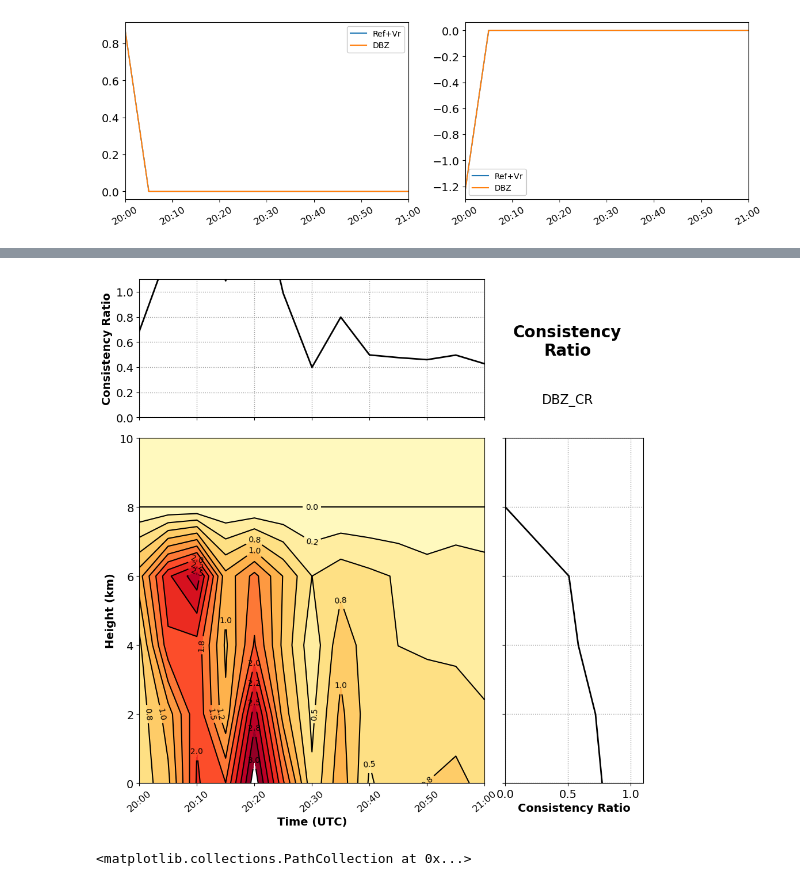
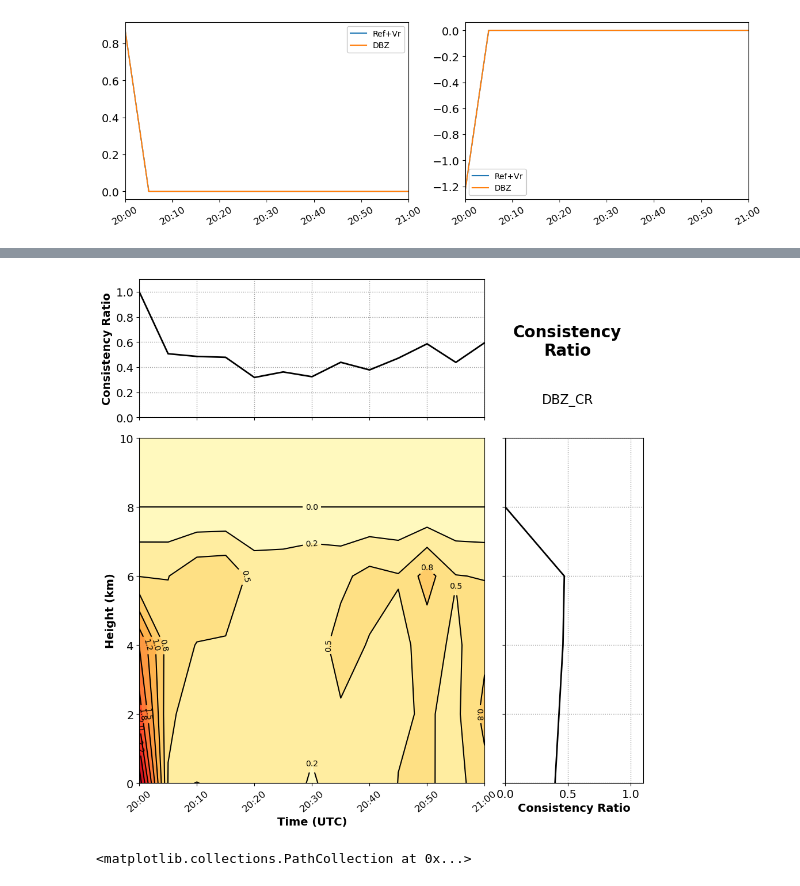
Before and after one commit to jessmcd/CM1_LETKF_2025, a Jupyter notebook: PlottingTests.ipynb, the cells around one changed output, grey strips where cells are left out. Drawn from its saved outputs; the diff is of its cells as text; code cells hidden in the pictures.

```diff
--- a/PlottingTests.ipynb
+++ b/PlottingTests.ipynb
@@ -178 +193,10 @@ def format_time_ticks(ax, dates, minute_interval=10, approx_number_of_ticks=8,
+# %%
+experiment_location='/scratch/home/jessica.mcdonald/LETKF_runs/DBZ_VR'
+
+dirname = os.path.join(experiment_location,_prior_files)
+plotfilename='DBZ_CR'
+noshow=True
+
+file_list = glob.glob(dirname)
+file_list = sorted(file_list,key=os.path.getmtime)
 # %%
@@ -335,3 +641,5 @@ for ax in axes.flatten():
 # %%
 experiment = 'DBZ'
 nr_files = glob.glob('/work/jessica.mcdonald/LETKF_Nature_Run/cm1out_0*')
+# %%
+ f = ncdf.Dataset(file)
@@ -363,7 +691,7 @@ if test == True:
     #   plotfilename = options.title
     # else:
     #   plotfilename = _plotfilename
-    dirname = os.path.join('RUN_LETKF',_prior_files)
+    dirname = os.path.join('/scratch/home/jessica.mcdonald/LETKF_runs/DBZ_VR',_prior_files)
     plotfilename='DBZ_CR'
     noshow=True
 
@@ -377,9 +705,9 @@ if test == True:
     bin_delta = _bin_delta
 
     nbins = len(file_list) // bin_delta
-    CR_TZ = N.zeros((zbins.size,nbins))
-    CR_T  = N.zeros((nbins))
-    CR_Z  = N.zeros((zbins.size))
+    CR_TZ = np.zeros((zbins.size,nbins))
+    CR_T  = np.zeros((nbins))
+    CR_Z  = np.zeros((zbins.size))
     m = -1
 
     fig = P.figure(figsize=(12,12))
@@ -410,17 +738,17 @@ if test == True:
         zL.append(f.variables["z"][:] - radar_hgt)
         depL.append( f.variables["value"][:] - f.variables["Hxfbar"][:] )
         secsL.append(f.variables["secs"][:])
-        errorL.append(N.sqrt(f.variables["error"][:]))
+        errorL.append(np.sqrt(f.variables["error"][:]))
         kindL.append(ncdf.chartostring(f.variables["type"][:]))
 
         if n % bin_delta == bin_delta-1:
-            Hxf   = N.concatenate(HxfL, axis=0)
-            value = N.concatenate(valueL, axis=0)
-            z     = N.concatenate(zL, axis=0)
-            dep   = N.concatenate(depL, axis=0)
-            secs  = N.concatenate(secsL, axis=0)
-            error = N.concatenate(errorL, axis=0)
-            kind  = N.concatenate(kindL, axis=0)
+            Hxf   = np.concatenate(HxfL, axis=0)
+            value = np.concatenate(valueL, axis=0)
+            z     = np.concatenate(zL, axis=0)
+            dep   = np.concatenate(depL, axis=0)
+            secs  = np.concatenate(secsL, axis=0)
+            error = np.concatenate(errorL, axis=0)
+            kind  = np.concatenate(kindL, axis=0)
             #datebins.append((ncdf.num2date(secs[1],units=sec_utime)).strftime("%Y%m%d%H%M%S"))
             datebins.append(DT.datetime.utcfromtimestamp(secs.mean()))
 
@@ -429,7 +757,7 @@ if test == True:
             index_kind  = getIndexVariable(kind,variable)
             index_pos   = getIndexGreaterThanOrEqual(value, 10.0)
 
-            for k in N.arange(zbins.size-1):
+            for k in np.arange(zbins.size-1):
                 index1                = getIndexGreaterThanOrEqual(z, zbins[k])
                 index2                = getIndexLessThan(z, zbins[k+1])
 
@@ -438,18 +766,18 @@ if test == True:
                 else:
                     index             = index_kind & index1 & index2
 
-                if N.sum(index == True) > 2:
+                if np.sum(index == True) > 2:
                     v           = value[index]
                     print(v.max(), v.min())
                     d           = dep[index]
                     obs_var     = error[index]
                     Hxftmp      = Hxf[index,:]
                     Hxf_var     = Hxftmp.var(ddof=1, axis=1).mean()
-                    inno_var    = N.mean((d - d.mean())**2)
+                    inno_var    = np.mean((d - d.mean())**2)
                     consi_ratio = (obs_var[1]**2 + Hxf_var) / inno_var
                     print("%s  NOBS: %5.5d    %3.3s: %3.1f  ZBIN:  %f  %f  RMSI: %6.3f  M-Innov: %7.3f  Spread: %6.3f  CRatio: %7.4f " \
                     % (file[-22:-3], d.size, "VR", obs_var[1], zbins[k], zbins[k+1], \
-                    N.sqrt(inno_var), d.mean(), N.sqrt(obs_var[1]**2 + Hxf_var), consi_ratio))
+                    np.sqrt(inno_var), d.mean(), np.sqrt(obs_var[1]**2 + Hxf_var), consi_ratio))
                     CR_TZ[k,m] = consi_ratio
 
         f.close()
@@ -464,7 +792,7 @@ if test == True:
     if auto_clevels:
         cmin, cmax, cint, clevels = nice_clevels(0, 3, outside=False, cint = 0.25)
     else:
-        clevels = N.arange(spread_limits[0], spread_limits[1], spread_limits[2])
+        clevels = np.arange(spread_limits[0], spread_limits[1], spread_limits[2])
 
     cs1=axC.contourf(datebins, zbins/1000., CR_TZ, clevels, cmap='YlOrRd')
     #axC.contour(datebins,  zbins/1000., CR_TZ, clevels, colors='k', linewidths=0.5, alpha=0.5)
@@ -519,17 +847,17 @@ if test == True:
         zL.append(f.variables["z"][:] - radar_hgt)
         depL.append( f.variables["value"][:] - f.variables["Hxfbar"][:] )
         secsL.append(f.variables["secs"][:])
-        errorL.append(N.sqrt(f.variables["error"][:]))
+        errorL.append(np.sqrt(f.variables["error"][:]))
         kindL.append(ncdf.chartostring(f.variables["type"][:]))
 
         if n % bin_delta == bin_delta-1:
-            Hxf   = N.concatenate(HxfL, axis=0)
-            value = N.concatenate(valueL, axis=0)
-            z     = N.concatenate(zL, axis=0)
-            dep   = N.concatenate(depL, axis=0)
-            secs  = N.concatenate(secsL, axis=0)
-            error = N.concatenate(errorL, axis=0)
-            kind  = N.concatenate(kindL, axis=0)
+            Hxf   = np.concatenate(HxfL, axis=0)
+            value = np.concatenate(valueL, axis=0)
+            z     = np.concatenate(zL, axis=0)
+            dep   = np.concatenate(depL, axis=0)
+            secs  = np.concatenate(secsL, axis=0)
+            error = np.concatenate(errorL, axis=0)
+            kind  = np.concatenate(kindL, axis=0)
             #datebins.append((ncdf.num2date(secs[1],units=sec_utime)).strftime("%Y%m%d%H%M%S"))
             datebins.append(DT.datetime.utcfromtimestamp(secs.mean()))
 
@@ -542,16 +870,16 @@ if test == True:
             else:
                 index = getIndexVariable(kind,variable)
 
-            if N.sum(index == True) > 2:
+            if np.sum(index == True) > 2:
                 d           = dep[index]
                 obs_var     = error[index]
                 Hxftmp      = Hxf[index,:]
                 Hxf_var     = Hxftmp.var(ddof=1, axis=1).mean()
-                inno_var    = N.mean((d - d.mean())**2)
+                inno_var    = np.mean((d - d.mean())**2)
                 consi_ratio = (obs_var[1]**2 + Hxf_var) / inno_var
                 print("%s  NOBS: %5.5d    %3.3s: %3.1f  ZBIN:  %f  %f  RMSI: %6.3f  M-Innov: %7.3f  Spread: %6.3f  CRatio: %7.4f " \
                 % (file[-22:-3], d.size, "VR", obs_var[1], 0.0, zbins.max(), \
-                N.sqrt(inno_var), d.mean(), N.sqrt(obs_var[1]**2 + Hxf_var), consi_ratio))
+                np.sqrt(inno_var), d.mean(), np.sqrt(obs_var[1]**2 + Hxf_var), consi_ratio))
                 CR_T[m] = consi_ratio
 
         f.close()
@@ -597,18 +925,18 @@ if test == True:
         zL.append(f.variables["z"][:] - radar_hgt)
         depL.append( f.variables["value"][:] - f.variables["Hxfbar"][:] )
         secsL.append(f.variables["secs"][:])
-        errorL.append(N.sqrt(f.variables["error"][:]))
+        errorL.append(np.sqrt(f.variables["error"][:]))
         kindL.append(ncdf.chartostring(f.variables["type"][:]))
 
         f.close()
 
-    Hxf   = N.concatenate(HxfL, axis=0)
-    z     = N.concatenate(zL, axis=0)
-    dep   = N.concatenate(depL, axis=0)
-    secs  = N.concatenate(secsL, axis=0)
-    error = N.concatenate(errorL, axis=0)
-    kind  = N.concatenate(kindL, axis=0)
-    value = N.concatenate(valueL, axis=0)
+    Hxf   = np.concatenate(HxfL, axis=0)
+    z     = np.concatenate(zL, axis=0)
+    dep   = np.concatenate(depL, axis=0)
+    secs  = np.concatenate(secsL, axis=0)
+    error = np.concatenate(errorL, axis=0)
+    kind  = np.concatenate(kindL, axis=0)
+    value = np.concatenate(valueL, axis=0)
 
     if only_pos_dbz:
         index_k     = getIndexVariable(kind,variable)
@@ -617,20 +945,20 @@ if test == True:
     else:
         index_kind = getIndexVariable(kind,variable)
 
-    for k in N.arange(zbins.size-1):
+    for k in np.arange(zbins.size-1):
         index1                = getIndexGreaterThanOrEqual(z, zbins[k])
         index2                = getIndexLessThan(z, zbins[k+1])
         index                 = index_kind & index1 & index2
-        if N.sum(index == True) > 2:
+        if np.sum(index == True) > 2:
             d           = dep[index]
             obs_var     = error[index]
             Hxftmp      = Hxf[index,:]
             Hxf_var     = Hxftmp.var(ddof=1, axis=1).mean()
-            inno_var    = N.mean((d - d.mean())**2)
+            inno_var    = np.mean((d - d.mean())**2)
             consi_ratio = (obs_var[1]**2 + Hxf_var) / inno_var
             print("%s  NOBS: %5.5d    %3.3s: %3.1f  ZBIN:  %05.0f  %05.5f  RMSI: %6.3f  M-Innov: %7.3f  Spread: %6.3f  CRatio: %7.4f " \
             % (file[-22:-3], d.size, "VR", obs_var[1], zbins[k], zbins[k+1], \
-            N.sqrt(inno_var), d.mean(), N.sqrt(obs_var[1]**2 + Hxf_var), consi_ratio))
+            np.sqrt(inno_var), d.mean(), np.sqrt(obs_var[1]**2 + Hxf_var), consi_ratio))
             CR_Z[k] = consi_ratio
 
 # Plotting
@@ -672,4 +1000,4 @@ Last file:   RUN_LETKF/Prior_2024-05-08_21:00:00.nc
-[figure, old version]
+[figure, new version]
 # %%
 P.scatter(f['lat'][:], f['lon'][:], c=f['z'][:], alpha=0.1)
 # %% [output]
```
Also changed, not shown: parts of 29 cells of this notebook, 9 other files.
